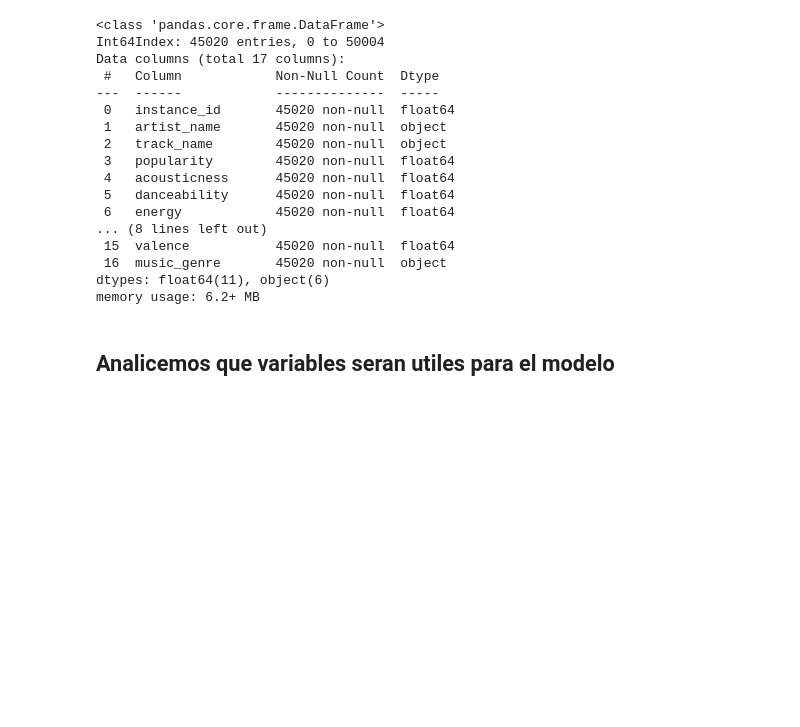
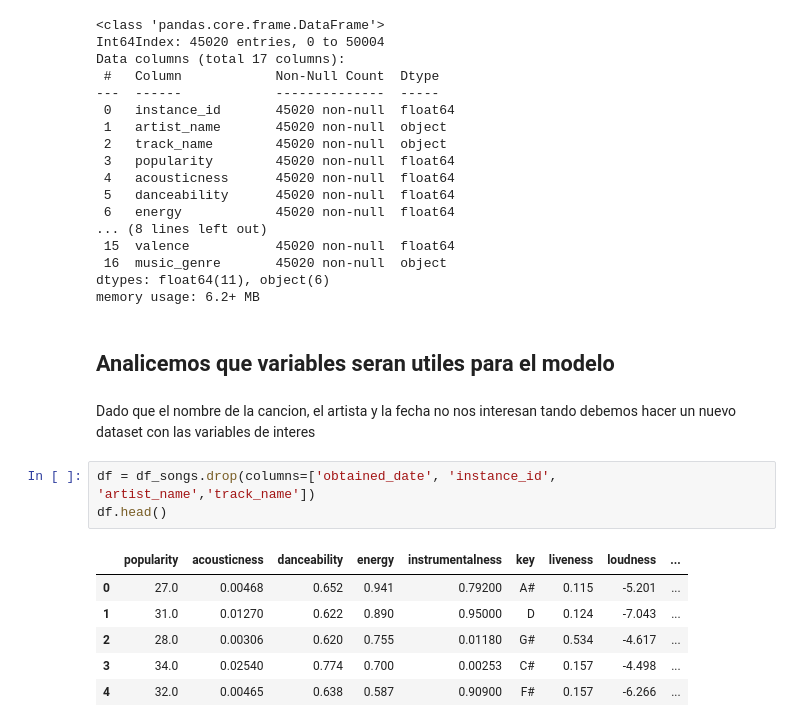
Before and after one commit to jaayg23/songs_popularity, a Jupyter notebook: notebooks/preprocessing_songs_population-introduction.ipynb, the cells around one changed output. Drawn from its saved outputs; the diff is of its cells as text; blank space fills up the shorter version.

```diff
--- a/notebooks/preprocessing_songs_population-introduction.ipynb
+++ b/notebooks/preprocessing_songs_population-introduction.ipynb
@@ -207,3 +207,15 @@ dtypes: float64(11), object(6)
 memory usage: 6.2+ MB
 # %% [markdown]
 ## Analicemos que variables seran utiles para el modelo
+# %% [markdown]
+Dado que el nombre de la cancion, el artista y la fecha no nos interesan tando debemos hacer un nuevo dataset con las variables de interes
+# %%
+df = df_songs.drop(columns=['obtained_date', 'instance_id', 'artist_name','track_name'])
+df.head()
+# %% [output]
+|  | popularity | acousticness | danceability | energy | instrumentalness | key | liveness | loudness | ... |
+| 0 | 27.0 | 0.00468 | 0.652 | 0.941 | 0.79200 | A# | 0.115 | -5.201 | ... |
+| 1 | 31.0 | 0.01270 | 0.622 | 0.890 | 0.95000 | D | 0.124 | -7.043 | ... |
+| 2 | 28.0 | 0.00306 | 0.620 | 0.755 | 0.01180 | G# | 0.534 | -4.617 | ... |
+| 3 | 34.0 | 0.02540 | 0.774 | 0.700 | 0.00253 | C# | 0.157 | -4.498 | ... |
+| 4 | 32.0 | 0.00465 | 0.638 | 0.587 | 0.90900 | F# | 0.157 | -6.266 | ... |
```
Also changed, not shown: parts of 10 cells of this notebook, 1 other file.
